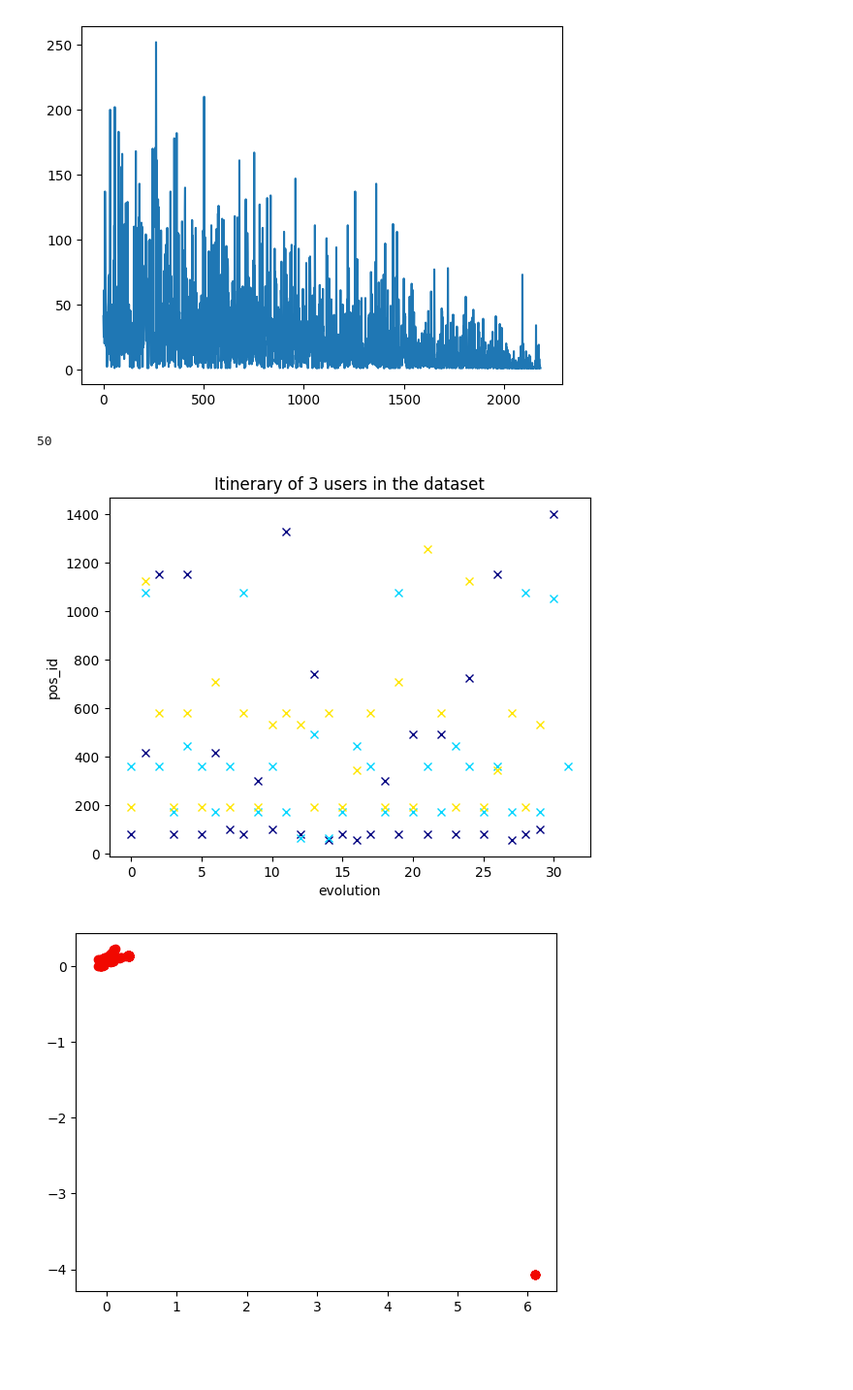
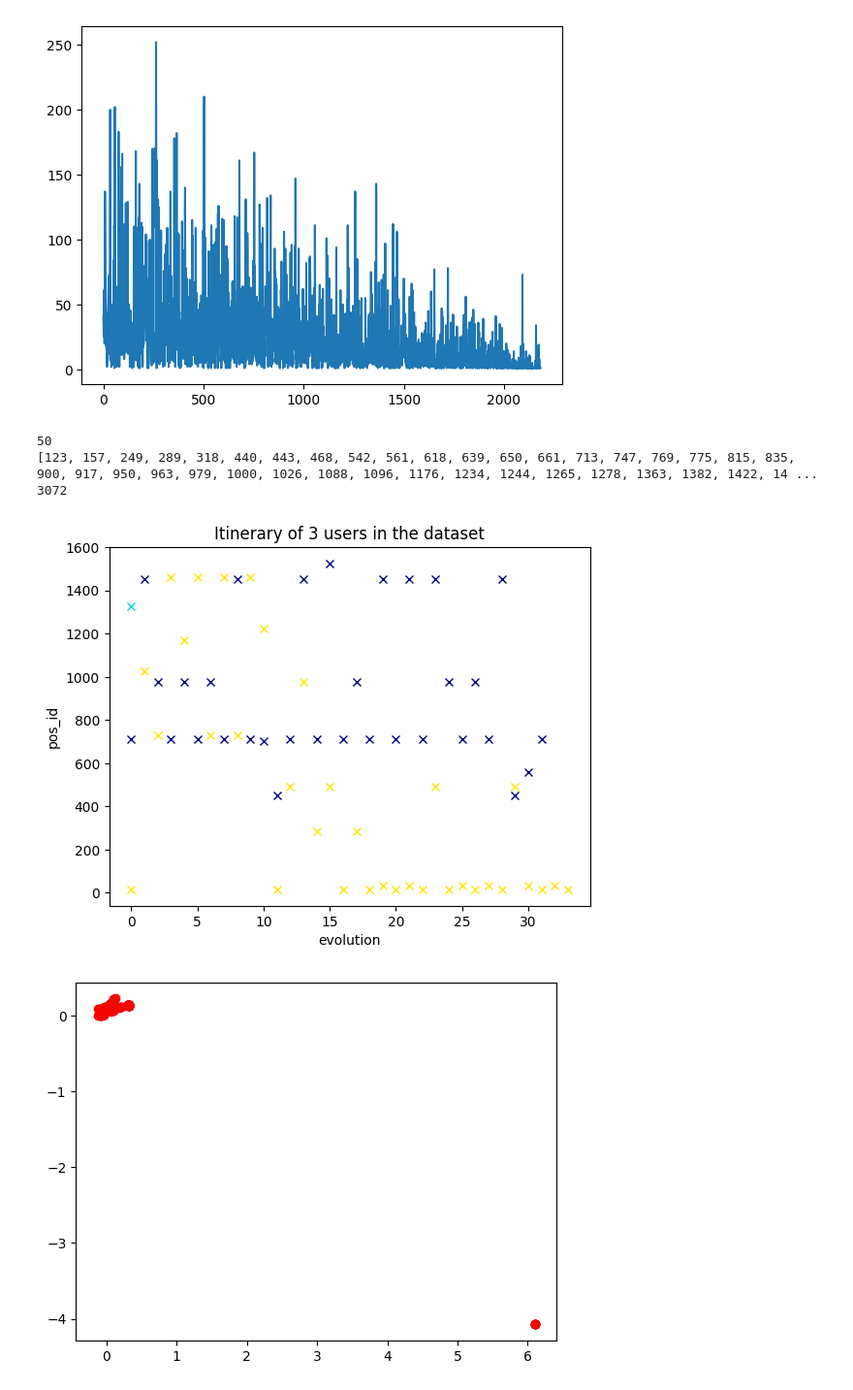
Before and after one commit to briag1/ProjetLong, a Jupyter notebook: Projet_Long_3_dt.ipynb, the cells around one changed output. Shown at 97% size. Cells and saved outputs as stored; diff of their text form; code cells hidden in the pictures; blank space fills up the shorter version.

```diff
--- a/Projet_Long_3_dt.ipynb
+++ b/Projet_Long_3_dt.ipynb
@@ -1994,36 +1985,41 @@ max number of connections for each class 252 195
 import matplotlib.colors as colors
 # print(list_users[0])
 group_of_10 = [[list_users[i] for i in group_users_id[j]] for j in range(len(group_users_id))]
 # print(group_of_10)
 # create a color map
 print(len(group_users_id))
 number_user_plot = 3
 number_group_to_plot = 6
+print(group_users_id[6])
 cmap = plt.cm.jet
 norm = colors.Normalize(vmin=0, vmax=number_user_plot)
+group_3 = [list_users[443], list_users[532], list_users[249]]
+print(len(list_users))
 
 # plot the itinerary of 10 users in the dataset
 fig, ax = plt.subplots()
 for i in range(number_user_plot):
-    # user = group_of_10[5][i]
-    user = np.random.choice(group_of_10[number_group_to_plot])
+    user = group_3[i]
+    # user = np.random.choice(group_of_10[number_group_to_plot])
     pos_id = user["pos_id"]
     color = cmap(norm(i))
     ax.plot([i for i in range(len(pos_id))], pos_id,  'x', color=color)
 ax.set_xlabel('evolution')
 ax.set_ylabel('pos_id')
 #     ax.plot(pos_id, 'x', color=color, label=f'user {i}')
 # ax.set_ylabel('pos_id')
 #     x = user['input'][:,0].numpy()
 #     y = user['input'][:,1].numpy()
 #     color = cmap(norm(i))
 #     ax.plot(x, y,'x', color=color)
 # ax.set_xlabel('x')
 ax.set_title('Itinerary of ' + str(number_user_plot)+ ' users in the dataset')
 plt.show()
 # %% [output]
 50
+[123, 157, 249, 289, 318, 440, 443, 468, 542, 561, 618, 639, 650, 661, 713, 747, 769, 775, 815, 835, 900, 917, 950, 963, 979, 1000, 1026, 1088, 1096, 1176, 1234, 1244, 1265, 1278, 1363, 1382, 1422, 14 ...
+3072
-[figure, old version]
+[figure, new version]
 # %%
 import matplotlib.cm as cm
 def plot_itinerary(list_users):
```
Also changed, not shown: parts of 6 cells of this notebook.
